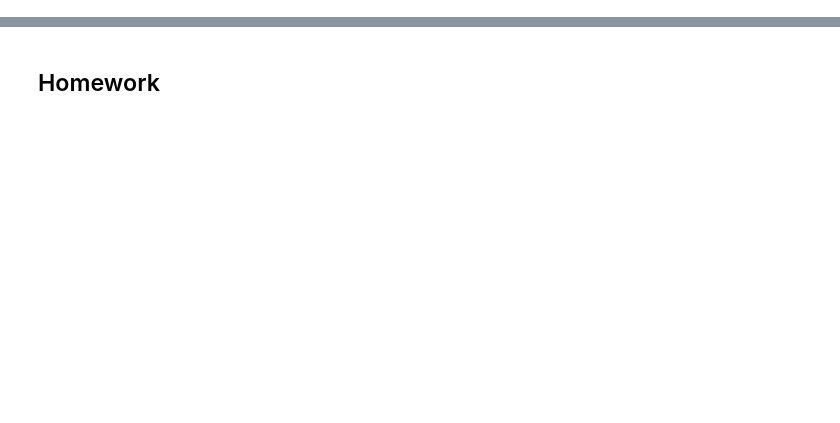
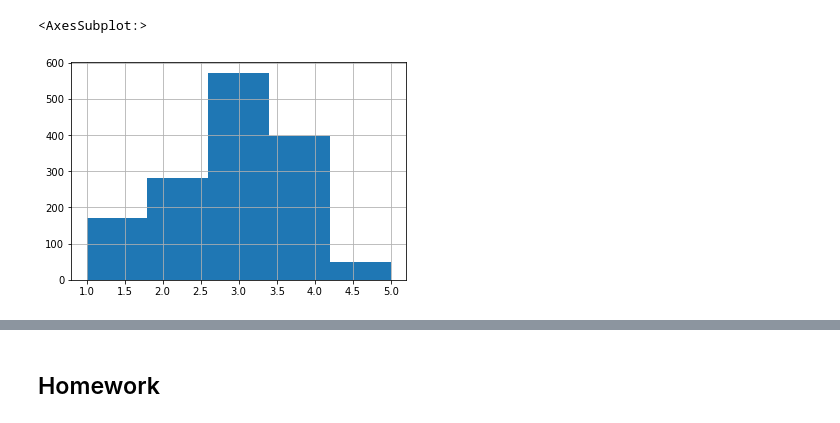
Before and after one commit to ryanorsinger/90-minutes-to-machine-learning, a Jupyter notebook: new_notebook.ipynb, the cells around one changed output, grey strips where cells are left out. Saved outputs shown, nothing was run; the diff lists cells and outputs as text; code cells hidden in the pictures; blank space fills up the shorter version.

```diff
--- a/new_notebook.ipynb
+++ b/new_notebook.ipynb
@@ -118,0 +242,5 @@ pd.read_csv("data.csv").head()
+# %%
+df.Education.hist(bins=5)
+# %% [output]
+<AxesSubplot:>
+[figure, added]
```
Also changed, not shown: parts of 21 cells of this notebook, 1 other file.
